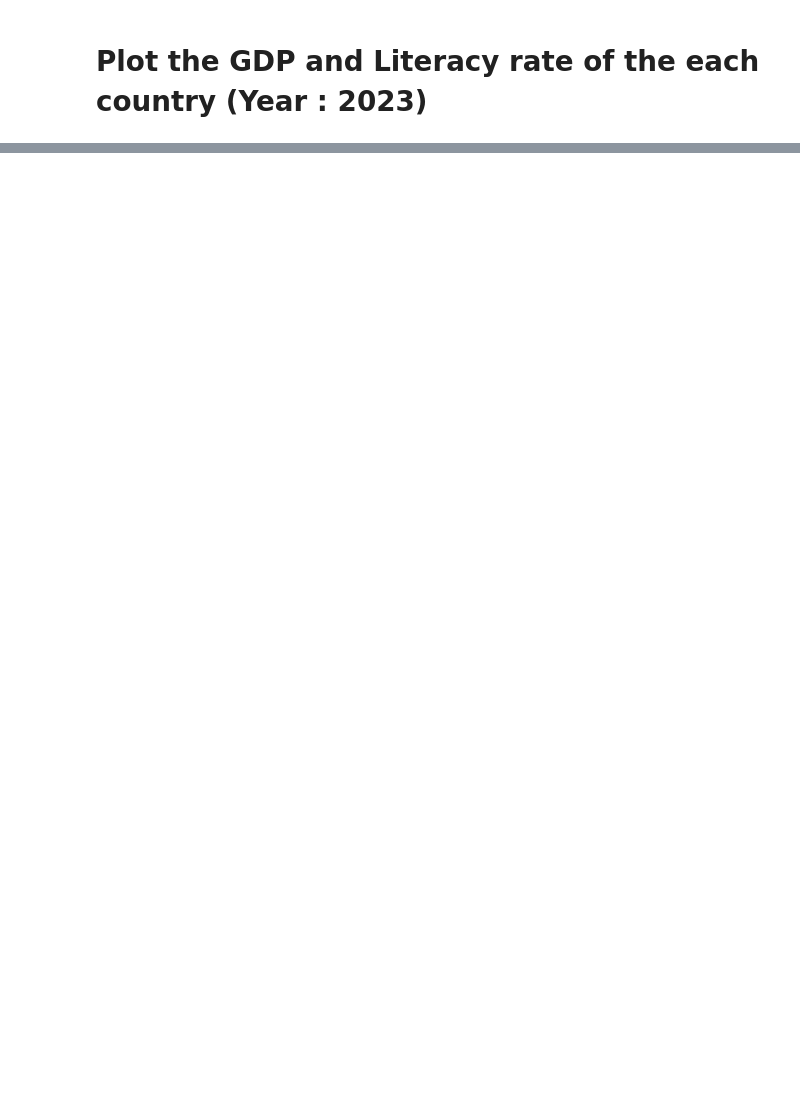
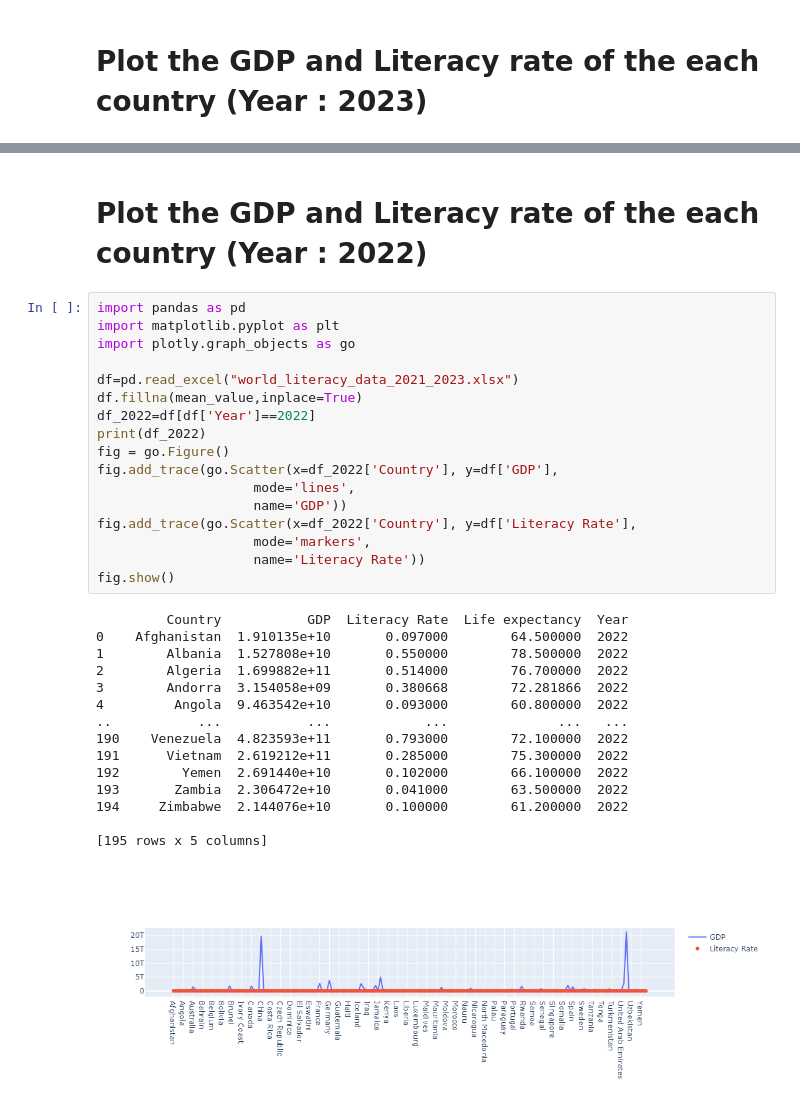
Before and after one commit to KrupaliAkbari6/Machine-Learning, a Jupyter notebook: jupyter_notebook/assignment-2.ipynb, the cells around one changed output, grey strips where cells are left out. Cells and saved outputs as stored; diff of their text form; blank space fills up the shorter version.

```diff
--- a/jupyter_notebook/assignment-2.ipynb
+++ b/jupyter_notebook/assignment-2.ipynb
@@ -170,0 +226,35 @@ KeyError: False
+# %% [markdown]
+# Plot the GDP and Literacy rate of the each country (Year : 2022)
+# %%
+import pandas as pd
+import matplotlib.pyplot as plt
+import plotly.graph_objects as go
+
+df=pd.read_excel("world_literacy_data_2021_2023.xlsx")
+df.fillna(mean_value,inplace=True)
+df_2022=df[df['Year']==2022]
+print(df_2022)
+fig = go.Figure()
+fig.add_trace(go.Scatter(x=df_2022['Country'], y=df['GDP'],
+                    mode='lines',
+                    name='GDP'))
+fig.add_trace(go.Scatter(x=df_2022['Country'], y=df['Literacy Rate'],
+                    mode='markers',
+                    name='Literacy Rate'))
+fig.show()
+# %% [output]
+         Country           GDP  Literacy Rate  Life expectancy  Year
+0    Afghanistan  1.910135e+10       0.097000        64.500000  2022
+1        Albania  1.527808e+10       0.550000        78.500000  2022
+2        Algeria  1.699882e+11       0.514000        76.700000  2022
+3        Andorra  3.154058e+09       0.380668        72.281866  2022
+4         Angola  9.463542e+10       0.093000        60.800000  2022
+..           ...           ...            ...              ...   ...
+190    Venezuela  4.823593e+11       0.793000        72.100000  2022
+191      Vietnam  2.619212e+11       0.285000        75.300000  2022
+192        Yemen  2.691440e+10       0.102000        66.100000  2022
+193       Zambia  2.306472e+10       0.041000        63.500000  2022
+194     Zimbabwe  2.144076e+10       0.100000        61.200000  2022
+
+[195 rows x 5 columns]
+[figure, added]
```
Also changed, not shown: parts of 10 cells of this notebook, 4 other files.
